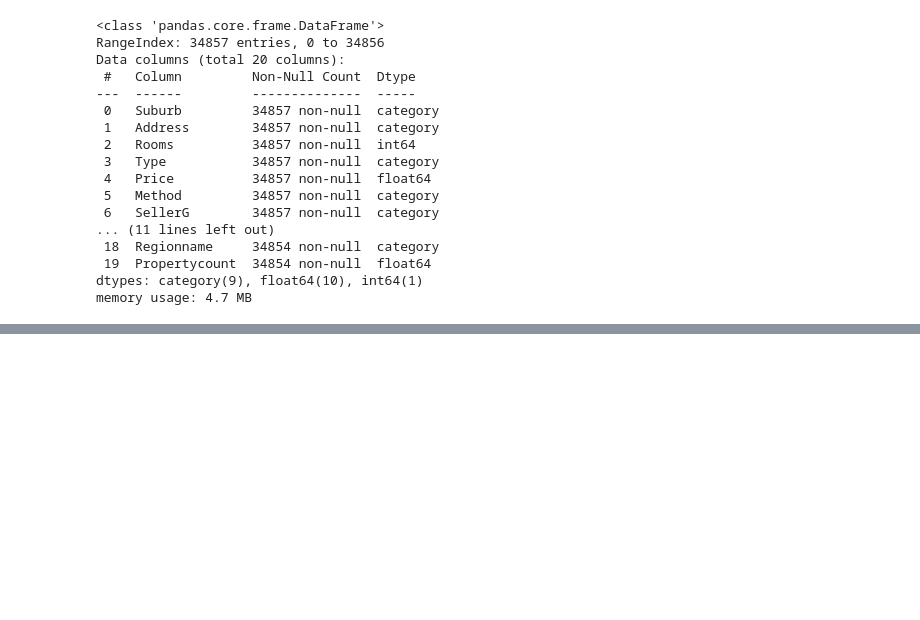
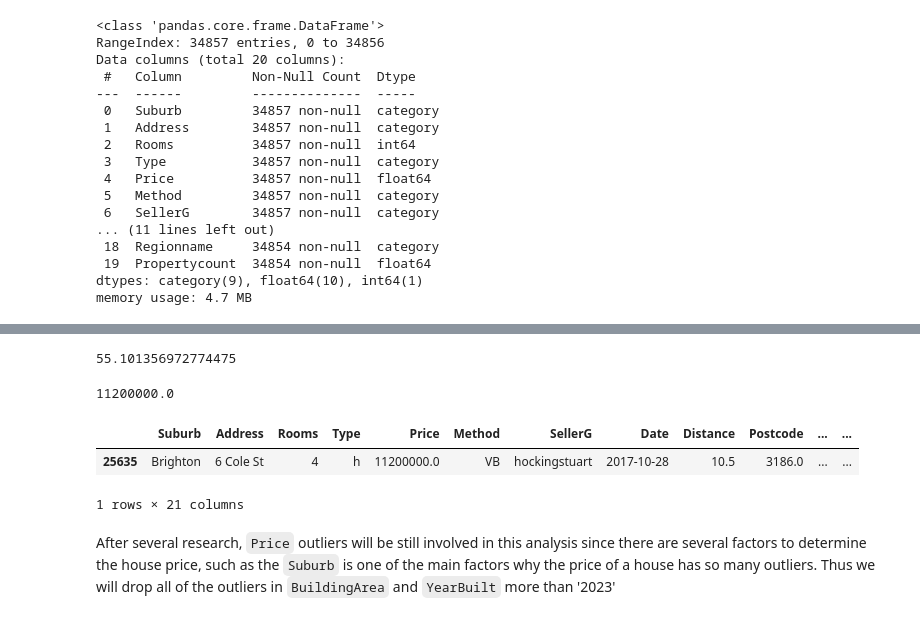
Before and after one commit to iannn07/S5-BDA-Project-House-ROI-Forecasting, a Jupyter notebook: 1. Data Pre-Processing/Data Preprocessing.ipynb, the cells around one changed output, grey strips where cells are left out. Drawn from its saved outputs; the diff is of its cells as text; code cells hidden in the pictures; blank space fills up the shorter version.

```diff
--- a/1. Data Pre-Processing/Data Preprocessing.ipynb
+++ b/1. Data Pre-Processing/Data Preprocessing.ipynb
@@ -345,0 +386,17 @@ memory usage: 4.7 MB
+# %%
+dataset['house_age'] = 2023 - dataset['YearBuilt']
+dataset['house_age'].mean()
+# %% [output]
+55.101356972774475
+# %%
+dataset['Price'].max()
+# %% [output]
+11200000.0
+# %%
+dataset[dataset['Price'] == 11200000]
+# %% [output]
+|  | Suburb | Address | Rooms | Type | Price | Method | SellerG | Date | Distance | Postcode | ... | ... |
+| 25635 | Brighton | 6 Cole St | 4 | h | 11200000.0 | VB | hockingstuart | 2017-10-28 | 10.5 | 3186.0 | ... | ... |
+1 rows × 21 columns
+# %% [markdown]
+After several research, `Price` outliers will be still involved in this analysis since there are several factors to determine the house price, such as the `Suburb` is one of the main factors why the price of a house has so many outliers. Thus we will drop all of the outliers in `BuildingArea` and `YearBuilt` more than '2023'
```
Also changed, not shown: parts of 5 cells of this notebook.
